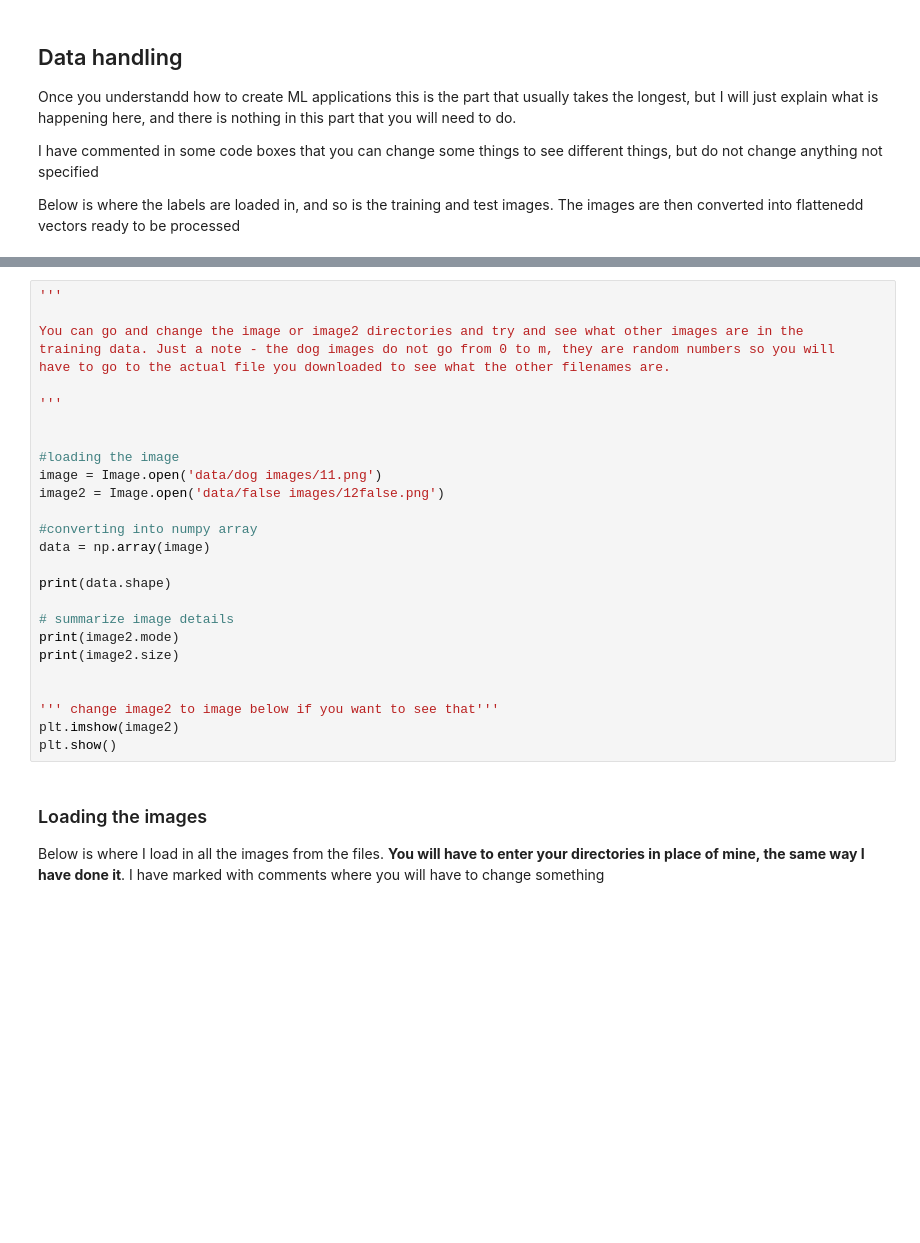
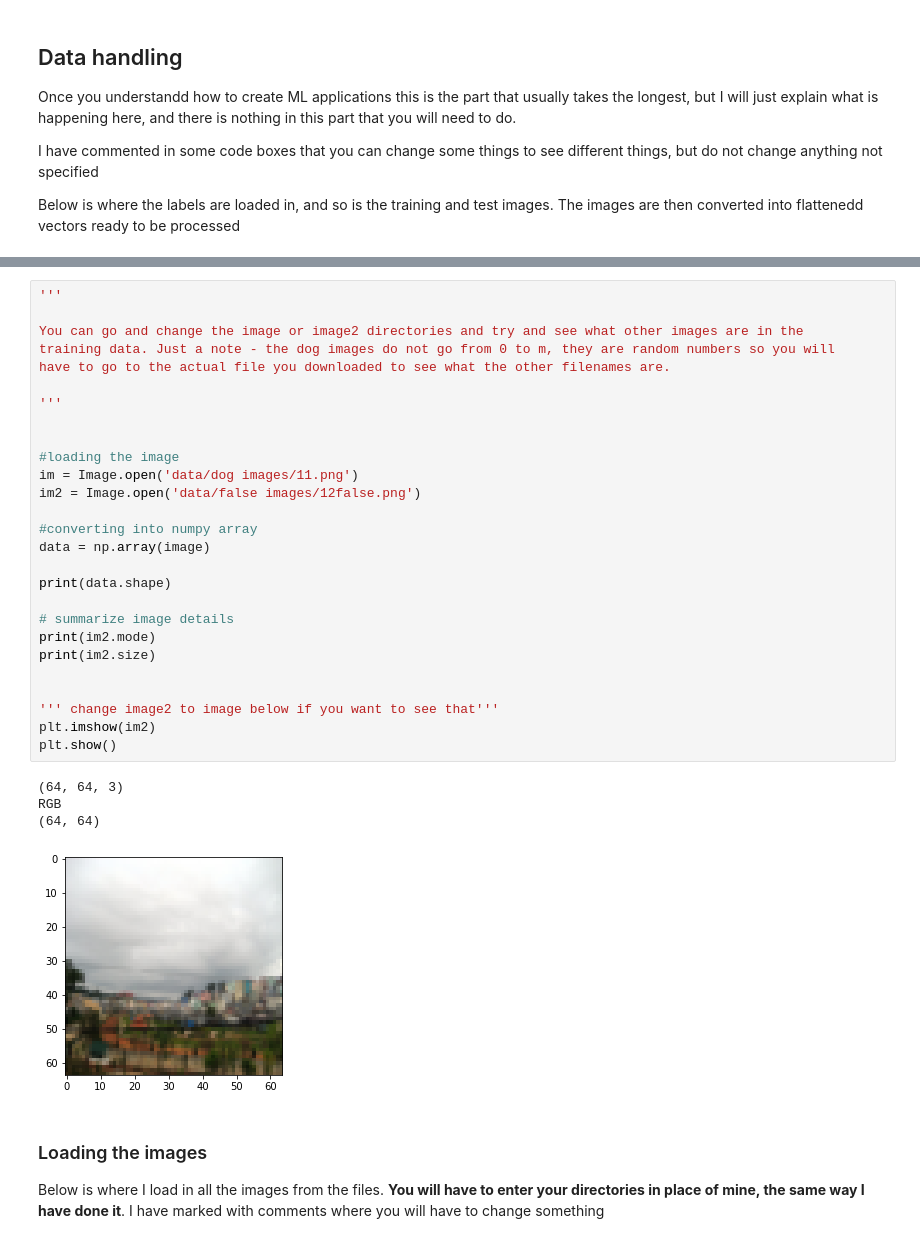
Before and after one commit to KritikPant/TeensInAI2020, a Jupyter notebook: Dog Logistic Regression/Final Dog Image detector.ipynb, the cells around one changed output, grey strips where cells are left out. Drawn from its saved outputs; the diff is of its cells as text; blank space fills up the shorter version.

Commit message:
Dog Image Detection

```diff
--- a/Dog Logistic Regression/Final Dog Image detector.ipynb
+++ b/Dog Logistic Regression/Final Dog Image detector.ipynb
@@ -75,30 +86,35 @@ print(labels.shape)
 # %%
 '''
 
 You can go and change the image or image2 directories and try and see what other images are in the
 training data. Just a note - the dog images do not go from 0 to m, they are random numbers so you will
 have to go to the actual file you downloaded to see what the other filenames are.
 
 '''
 
 
 #loading the image
-image = Image.open('data/dog images/11.png')
-image2 = Image.open('data/false images/12false.png')
+im = Image.open('data/dog images/11.png')
+im2 = Image.open('data/false images/12false.png')
 
 #converting into numpy array
 data = np.array(image)
 
 print(data.shape)
 
 # summarize image details
-print(image2.mode)
-print(image2.size)
+print(im2.mode)
+print(im2.size)
 
 
 ''' change image2 to image below if you want to see that'''
-plt.imshow(image2)
+plt.imshow(im2)
 plt.show()
+# %% [output]
+(64, 64, 3)
+RGB
+(64, 64)
+[figure, added]
 # %% [markdown]
 ### Loading the images ###
 
```
Also changed, not shown: parts of 27 cells of this notebook, 1 other file.
